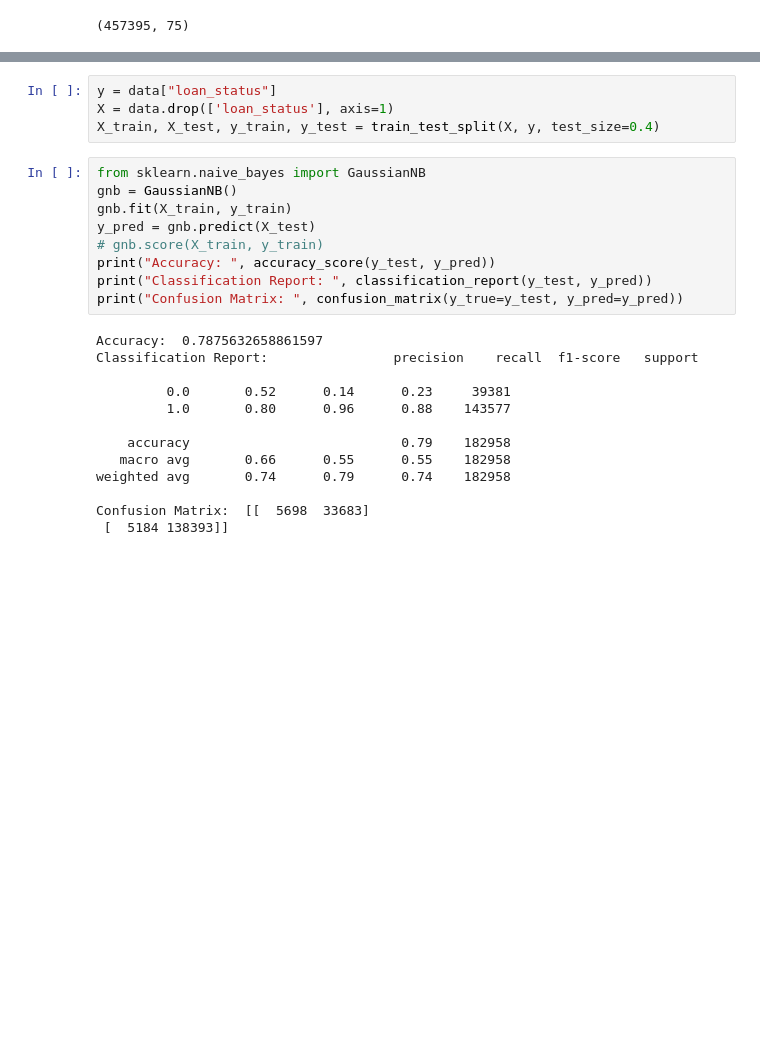
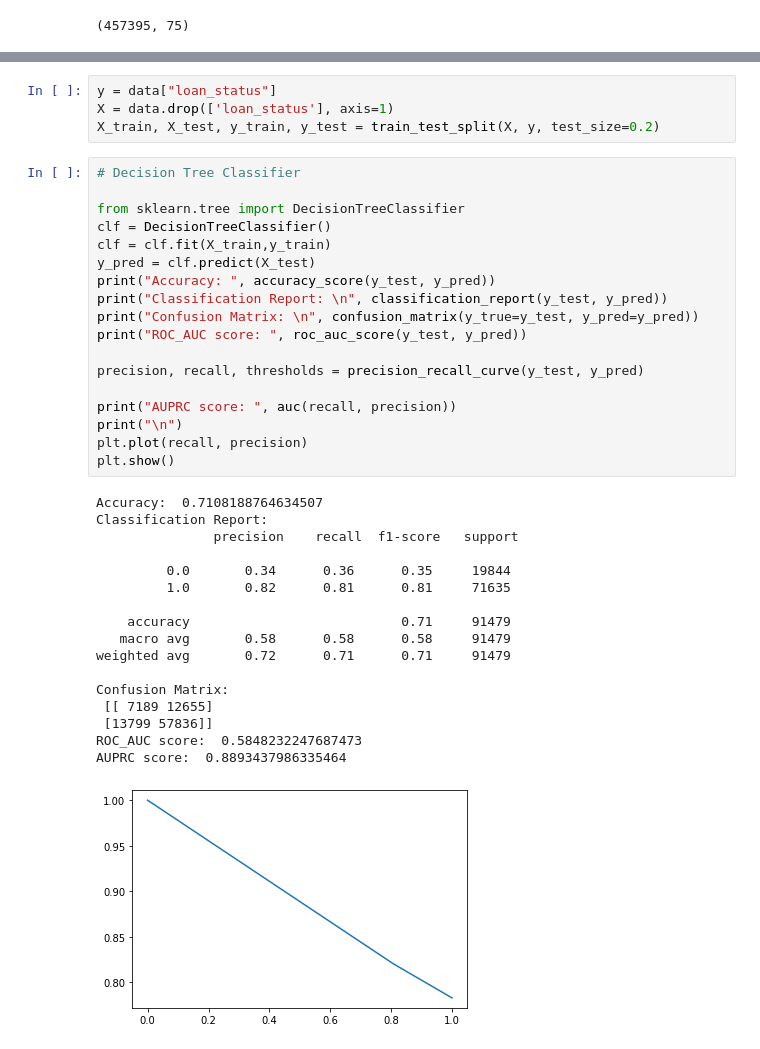
Before and after one commit to vaibhavhirani/ML-Loan-Assignment, a Jupyter notebook: feature_engineered.ipynb, the cells around one changed output, grey strips where cells are left out. Cells and saved outputs as stored; diff of their text form; blank space fills up the shorter version.

```diff
--- a/feature_engineered.ipynb
+++ b/feature_engineered.ipynb
@@ -31,27 +47,41 @@ loan_data.shape
 # %%
 y = data["loan_status"]
 X = data.drop(['loan_status'], axis=1)
-X_train, X_test, y_train, y_test = train_test_split(X, y, test_size=0.4)
+X_train, X_test, y_train, y_test = train_test_split(X, y, test_size=0.2)
 # %%
-from sklearn.naive_bayes import GaussianNB
-gnb = GaussianNB()
-gnb.fit(X_train, y_train)
-y_pred = gnb.predict(X_test)
-# gnb.score(X_train, y_train)
+# Decision Tree Classifier
+
+from sklearn.tree import DecisionTreeClassifier
+clf = DecisionTreeClassifier()
+clf = clf.fit(X_train,y_train)
+y_pred = clf.predict(X_test)
 print("Accuracy: ", accuracy_score(y_test, y_pred))
-print("Classification Report: ", classification_report(y_test, y_pred))
-print("Confusion Matrix: ", confusion_matrix(y_true=y_test, y_pred=y_pred))
+print("Classification Report: \n", classification_report(y_test, y_pred))
+print("Confusion Matrix: \n", confusion_matrix(y_true=y_test, y_pred=y_pred))
+print("ROC_AUC score: ", roc_auc_score(y_test, y_pred))
+
+precision, recall, thresholds = precision_recall_curve(y_test, y_pred)
+
+print("AUPRC score: ", auc(recall, precision))
+print("\n")
+plt.plot(recall, precision)
+plt.show()
 # %% [output]
-Accuracy:  0.7875632658861597
-Classification Report:                precision    recall  f1-score   support
+Accuracy:  0.7108188764634507
+Classification Report:
+               precision    recall  f1-score   support
 
-         0.0       0.52      0.14      0.23     39381
-         1.0       0.80      0.96      0.88    143577
+         0.0       0.34      0.36      0.35     19844
+         1.0       0.82      0.81      0.81     71635
 
-    accuracy                           0.79    182958
-   macro avg       0.66      0.55      0.55    182958
-weighted avg       0.74      0.79      0.74    182958
+    accuracy                           0.71     91479
+   macro avg       0.58      0.58      0.58     91479
+weighted avg       0.72      0.71      0.71     91479
 
-Confusion Matrix:  [[  5698  33683]
- [  5184 138393]]
+Confusion Matrix:
+ [[ 7189 12655]
+ [13799 57836]]
+ROC_AUC score:  0.5848232247687473
+AUPRC score:  0.8893437986335464
+[figure, added]
 # %%
```
Also changed, not shown: parts of 7 cells of this notebook.
